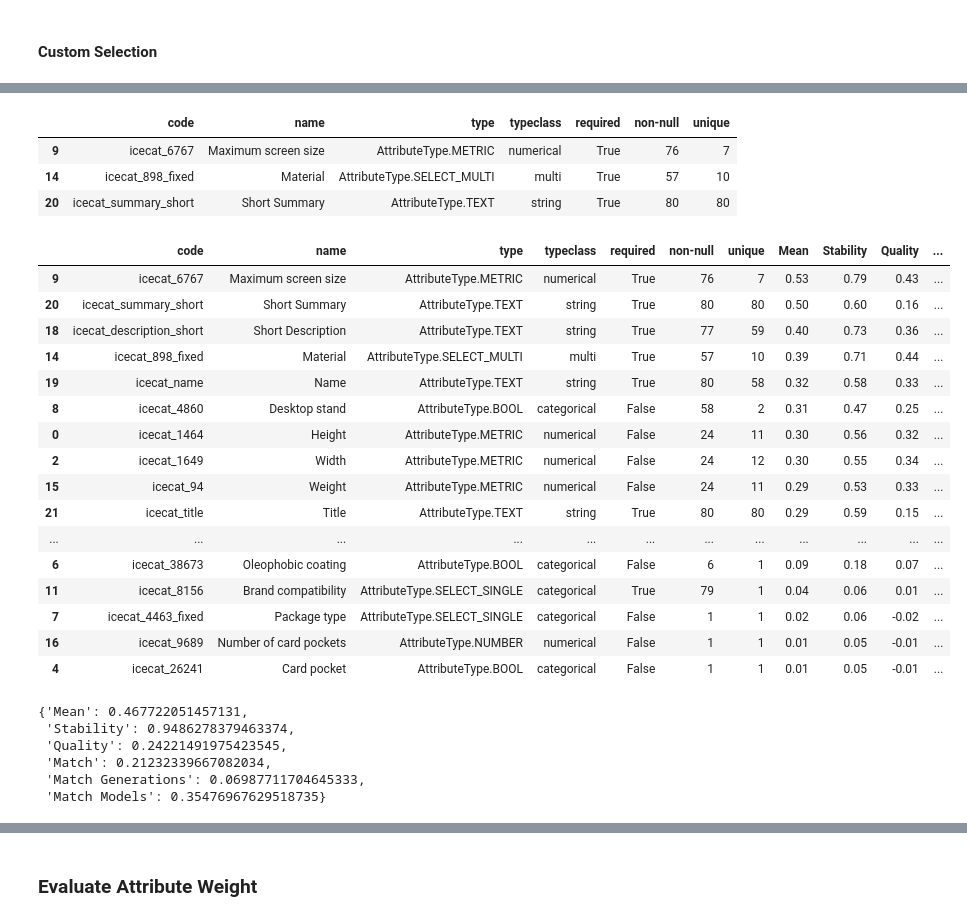
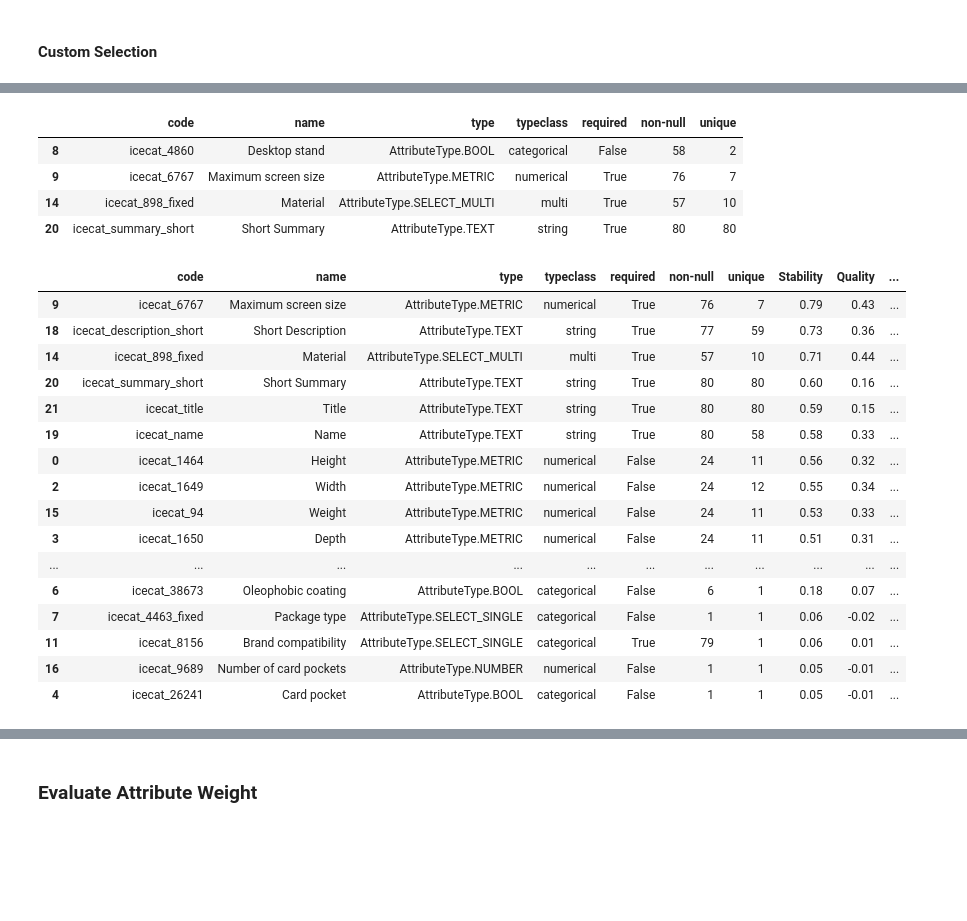
Before and after one commit to hd-code/ma-product-clustering, a Jupyter notebook: cluster-analysis/notebooks/clustering/1-cases.ipynb, the cells around one changed output, grey strips where cells are left out. Drawn from its saved outputs; the diff is of its cells as text; code cells hidden in the pictures; blank space fills up the shorter version.

```diff
--- a/cluster-analysis/notebooks/clustering/1-cases.ipynb
+++ b/cluster-analysis/notebooks/clustering/1-cases.ipynb
@@ -316,7 +300,7 @@ pd.DataFrame({
 pd.DataFrame({
     key: metrics_to_table(values)
     for key, values in metrics_types.items()
-}).transpose()[["Stability", "Quality", "Match Generations", "Match Models"]].round(2)
+}).transpose().round(2)
 # %% [output]
 |  | Stability | Quality | Match Generations | Match Models |
 | numerical | 0.85 | 0.43 | 0.15 | 0.45 |
@@ -350,0 +345,17 @@ pd.DataFrame({
+# %%
+def calc_metrics_brand(attr_codes: list[str], multi_as_single=False, attr_to_overweight: list[str] = None, factor = 2):
+    dataset = (
+        ac.dataset_from_records(products_df[attr_codes].to_dict("records"))
+        if not multi_as_single
+        else ac.dataset_from_records(products_multi_as_single_df[attr_codes].to_dict("records"))
+    )
+
+    if attr_to_overweight is not None:
+        dataset = ac.overweight_attributes(dataset, attr_to_overweight, factor)
+
+    bik = clustering.BisectingKMeans(dataset, ac.Centroid, random_state=0)
+    return {
+        f"k={k_brand}": adjusted_rand_score(labels_want_brand, bik.labels_flat(k_brand)),
+        f"k={k_brand_gen}": adjusted_rand_score(labels_want_brand_gen, bik.labels_flat(k_brand_gen)),
+        f"k={k_brand_mod}": adjusted_rand_score(labels_want_brand_mod, bik.labels_flat(k_brand_mod)),
+    }
@@ -384,7 +430,0 @@ pd.DataFrame({
-# %%
-selection = ["numerical", "categorical", "num+cat", "num+cat+mul+str"]
-tmp = {}
-for key in selection:
-    tmp[f"{key}"] = metrics_to_table(metrics_types[key])
-    tmp[f"{key} req"] = metrics_to_table(metrics_types_req[key])
-pd.DataFrame(tmp).transpose().round(2)[["Stability", "Quality", "Match Generations", "Match Models"]]
@@ -424,5 +469,5 @@ metrics_attr = config.load_or_create(data_dir / "metrics-attr.pkl", metrics_attr
 pd.DataFrame({
     key: metrics_to_table(values)
     for key, values in metrics_attr.items()
-}).transpose().round(2).sort_values("Mean", ascending=False).style.highlight_max(color= "lightgreen")
+}).transpose().style.highlight_max(color= "lightgreen")
 # %% [output]
@@ -446,42 +491,33 @@ pd.DataFrame({
 # %%
-attr_codes_high_impact = ["icecat_6767", "icecat_898_fixed", "icecat_summary_short"]
+attr_codes_high_impact = ["icecat_6767", "icecat_898_fixed", "icecat_summary_short", "icecat_4860"]
 attr_df[attr_df["code"].isin(attr_codes_high_impact)]
 # %% [output]
 |  | code | name | type | typeclass | required | non-null | unique |
+| 8 | icecat_4860 | Desktop stand | AttributeType.BOOL | categorical | False | 58 | 2 |
 | 9 | icecat_6767 | Maximum screen size | AttributeType.METRIC | numerical | True | 76 | 7 |
 | 14 | icecat_898_fixed | Material | AttributeType.SELECT_MULTI | multi | True | 57 | 10 |
 | 20 | icecat_summary_short | Short Summary | AttributeType.TEXT | string | True | 80 | 80 |
 # %%
 tmp = pd.DataFrame({
     key: metrics_to_table(values)
     for key, values in metrics_attr.items()
 }).transpose().round(2)
-pd.merge(attr_df, tmp.reset_index().rename({"index": "code"}, axis=1), on="code").sort_values("Mean", ascending=False)
+pd.merge(attr_df, tmp.reset_index().rename({"index": "code"}, axis=1), on="code").sort_values("Stability", ascending=False)
 # %% [output]
-|  | code | name | type | typeclass | required | non-null | unique | Mean | Stability | Quality | ... |
-| 9 | icecat_6767 | Maximum screen size | AttributeType.METRIC | numerical | True | 76 | 7 | 0.53 | 0.79 | 0.43 | ... |
-| 20 | icecat_summary_short | Short Summary | AttributeType.TEXT | string | True | 80 | 80 | 0.50 | 0.60 | 0.16 | ... |
-| 18 | icecat_description_short | Short Description | AttributeType.TEXT | string | True | 77 | 59 | 0.40 | 0.73 | 0.36 | ... |
-| 14 | icecat_898_fixed | Material | AttributeType.SELECT_MULTI | multi | True | 57 | 10 | 0.39 | 0.71 | 0.44 | ... |
-| 19 | icecat_name | Name | AttributeType.TEXT | string | True | 80 | 58 | 0.32 | 0.58 | 0.33 | ... |
-| 8 | icecat_4860 | Desktop stand | AttributeType.BOOL | categorical | False | 58 | 2 | 0.31 | 0.47 | 0.25 | ... |
-| 0 | icecat_1464 | Height | AttributeType.METRIC | numerical | False | 24 | 11 | 0.30 | 0.56 | 0.32 | ... |
-| 2 | icecat_1649 | Width | AttributeType.METRIC | numerical | False | 24 | 12 | 0.30 | 0.55 | 0.34 | ... |
-| 15 | icecat_94 | Weight | AttributeType.METRIC | numerical | False | 24 | 11 | 0.29 | 0.53 | 0.33 | ... |
-| 21 | icecat_title | Title | AttributeType.TEXT | string | True | 80 | 80 | 0.29 | 0.59 | 0.15 | ... |
-| ... | ... | ... | ... | ... | ... | ... | ... | ... | ... | ... | ... |
-| 6 | icecat_38673 | Oleophobic coating | AttributeType.BOOL | categorical | False | 6 | 1 | 0.09 | 0.18 | 0.07 | ... |
-| 11 | icecat_8156 | Brand compatibility | AttributeType.SELECT_SINGLE | categorical | True | 79 | 1 | 0.04 | 0.06 | 0.01 | ... |
-| 7 | icecat_4463_fixed | Package type | AttributeType.SELECT_SINGLE | categorical | False | 1 | 1 | 0.02 | 0.06 | -0.02 | ... |
-| 16 | icecat_9689 | Number of card pockets | AttributeType.NUMBER | numerical | False | 1 | 1 | 0.01 | 0.05 | -0.01 | ... |
-| 4 | icecat_26241 | Card pocket | AttributeType.BOOL | categorical | False | 1 | 1 | 0.01 | 0.05 | -0.01 | ... |
+|  | code | name | type | typeclass | required | non-null | unique | Stability | Quality | ... |
+| 9 | icecat_6767 | Maximum screen size | AttributeType.METRIC | numerical | True | 76 | 7 | 0.79 | 0.43 | ... |
+| 18 | icecat_description_short | Short Description | AttributeType.TEXT | string | True | 77 | 59 | 0.73 | 0.36 | ... |
+| 14 | icecat_898_fixed | Material | AttributeType.SELECT_MULTI | multi | True | 57 | 10 | 0.71 | 0.44 | ... |
+| 20 | icecat_summary_short | Short Summary | AttributeType.TEXT | string | True | 80 | 80 | 0.60 | 0.16 | ... |
+| 21 | icecat_title | Title | AttributeType.TEXT | string | True | 80 | 80 | 0.59 | 0.15 | ... |
+| 19 | icecat_name | Name | AttributeType.TEXT | string | True | 80 | 58 | 0.58 | 0.33 | ... |
+| 0 | icecat_1464 | Height | AttributeType.METRIC | numerical | False | 24 | 11 | 0.56 | 0.32 | ... |
+| 2 | icecat_1649 | Width | AttributeType.METRIC | numerical | False | 24 | 12 | 0.55 | 0.34 | ... |
+| 15 | icecat_94 | Weight | AttributeType.METRIC | numerical | False | 24 | 11 | 0.53 | 0.33 | ... |
+| 3 | icecat_1650 | Depth | AttributeType.METRIC | numerical | False | 24 | 11 | 0.51 | 0.31 | ... |
+| ... | ... | ... | ... | ... | ... | ... | ... | ... | ... | ... |
+| 6 | icecat_38673 | Oleophobic coating | AttributeType.BOOL | categorical | False | 6 | 1 | 0.18 | 0.07 | ... |
+| 7 | icecat_4463_fixed | Package type | AttributeType.SELECT_SINGLE | categorical | False | 1 | 1 | 0.06 | -0.02 | ... |
+| 11 | icecat_8156 | Brand compatibility | AttributeType.SELECT_SINGLE | categorical | True | 79 | 1 | 0.06 | 0.01 | ... |
+| 16 | icecat_9689 | Number of card pockets | AttributeType.NUMBER | numerical | False | 1 | 1 | 0.05 | -0.01 | ... |
+| 4 | icecat_26241 | Card pocket | AttributeType.BOOL | categorical | False | 1 | 1 | 0.05 | -0.01 | ... |
-# %%
-cols = ["icecat_6767", "icecat_1464", "icecat_1649", "icecat_1650", "icecat_title", "icecat_summary_short", "icecat_brand_fixed"]
-metrics_to_table(calc_metrics(cols))
-# %% [output]
-{'Mean': 0.467722051457131,
- 'Stability': 0.9486278379463374,
- 'Quality': 0.24221491975423545,
- 'Match': 0.21232339667082034,
- 'Match Generations': 0.06987711704645333,
- 'Match Models': 0.35476967629518735}
```
Also changed, not shown: parts of 51 cells of this notebook, 15 other files.
